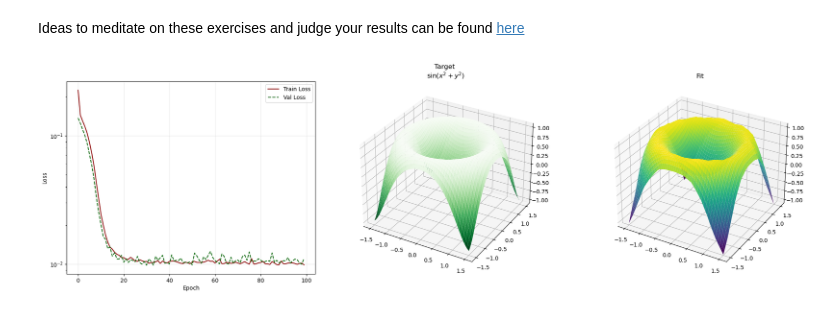
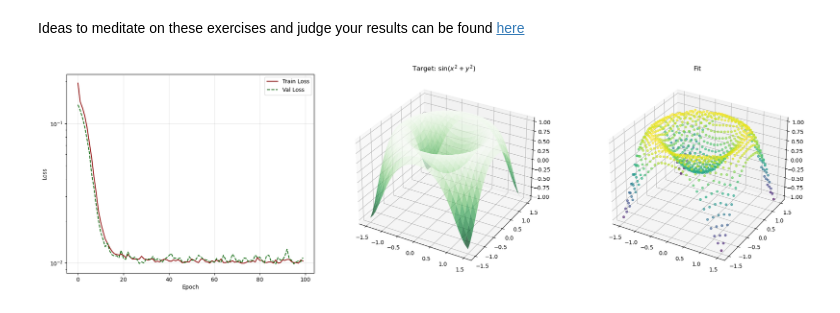
Before and after one commit to SMDP02/Numerical-Simulation---AA-2024-2025, a Jupyter notebook: DiPaolo_Lecture11.ipynb, the cells around one changed output. Drawn from its saved outputs; the diff is of its cells as text; code cells hidden in the pictures.

```diff
--- a/DiPaolo_Lecture11.ipynb
+++ b/DiPaolo_Lecture11.ipynb
@@ -383,7 +379,7 @@ y_train = np.random.uniform(-1.5, 1.5, n_train)
 X_train = np.stack([x_train, y_train], axis=1)
 z_train = target_function(x_train, y_train) + np.random.normal(0, sigma, n_train)
 
-grid_size = 50
+grid_size = 30
 x_range = np.linspace(-1.5, 1.5, grid_size)
 y_range = np.linspace(-1.5, 1.5, grid_size)
 x_grid, y_grid = np.meshgrid(x_range, y_range)
@@ -393,35 +389,39 @@ z_true = target_function(x_grid, y_grid)
 model = tf.keras.Sequential([
     tf.keras.layers.Input(shape=(2,)),
     tf.keras.layers.Dense(64, activation='relu'),
     tf.keras.layers.Dense(64, activation='relu'),
     tf.keras.layers.Dense(1, activation='linear')
 ])
 model.compile(optimizer='adam', loss='mse')
 
+# Training
 history = model.fit(X_train, z_train, validation_split=0.2, epochs=100, batch_size=64, verbose=0)
-z_pred = model.predict(X_plot, verbose=0).reshape(grid_size, grid_size)
+
+# prediction
+z_pred_flat = model.predict(X_plot, verbose=0).flatten()
 
 fig = plt.figure(figsize=(20, 6))
 ax1 = fig.add_subplot(1, 3, 1)
 ax1.plot(history.history['loss'], label='Train Loss', color='darkred')
 ax1.plot(history.history['val_loss'], label='Val Loss', color='darkgreen', linestyle='--')
 ax1.set_xlabel("Epoch")
 ax1.set_ylabel("Loss")
 ax1.set_yscale('log')
 ax1.legend()
 ax1.grid(True, alpha=0.3)
 
 ax2 = fig.add_subplot(1, 3, 2, projection='3d')
-surf2 = ax2.plot_surface(x_grid, y_grid, z_true, cmap='Greens_r', antialiased=True)
-ax2.set_title("Target \n$\sin(x^2 + y^2)$")
+ax2.plot_surface(x_grid, y_grid, z_true, cmap='Greens_r', antialiased=True, alpha=0.7)
+ax2.set_title("Target: $\sin(x^2 + y^2)$")
 ax2.set_zlim(-1.1, 1.1)
 
 ax3 = fig.add_subplot(1, 3, 3, projection='3d')
-surf3 = ax3.plot_surface(x_grid, y_grid, z_pred, cmap='viridis', antialiased=True)
+ax3.scatter(X_plot[:, 0], X_plot[:, 1], z_pred_flat,
+            c=z_pred_flat, cmap='viridis', s=15, alpha=0.6)
 ax3.set_title("Fit")
 ax3.set_zlim(-1.1, 1.1)
 
 plt.tight_layout()
 plt.show()
 # %% [output]
-[figure, old version]
+[figure, new version]
```
Also changed, not shown: parts of 34 cells of this notebook.
